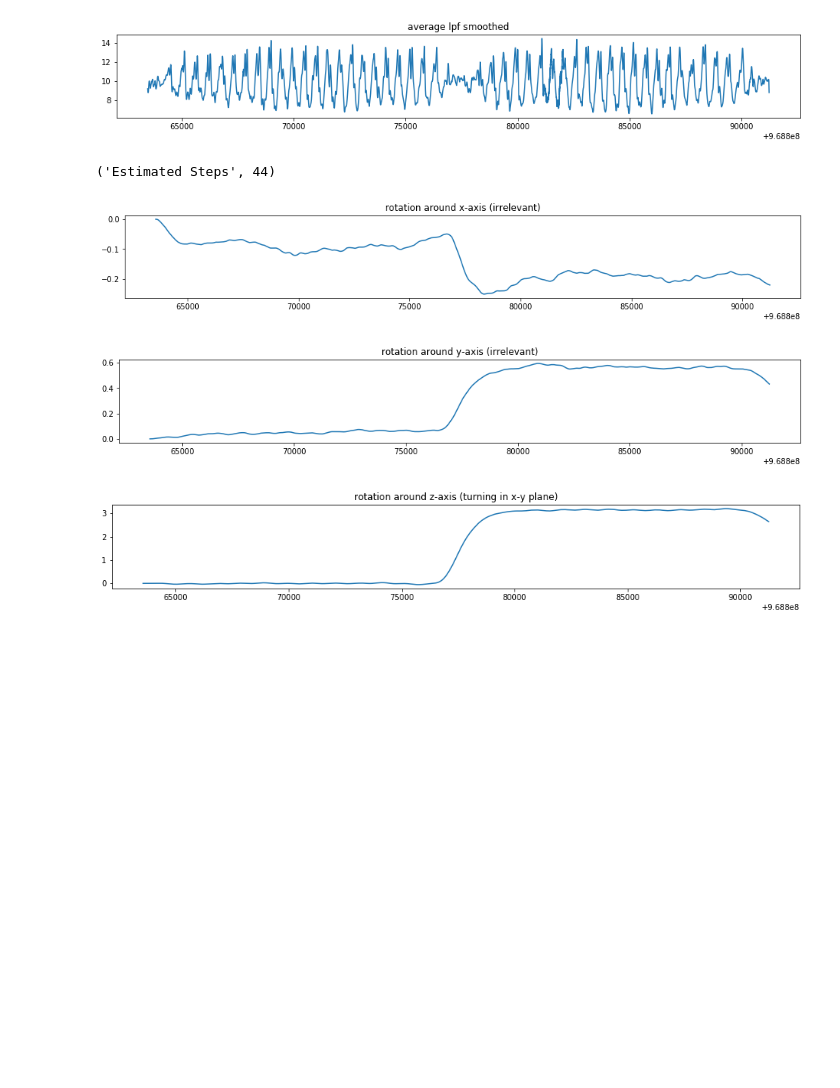
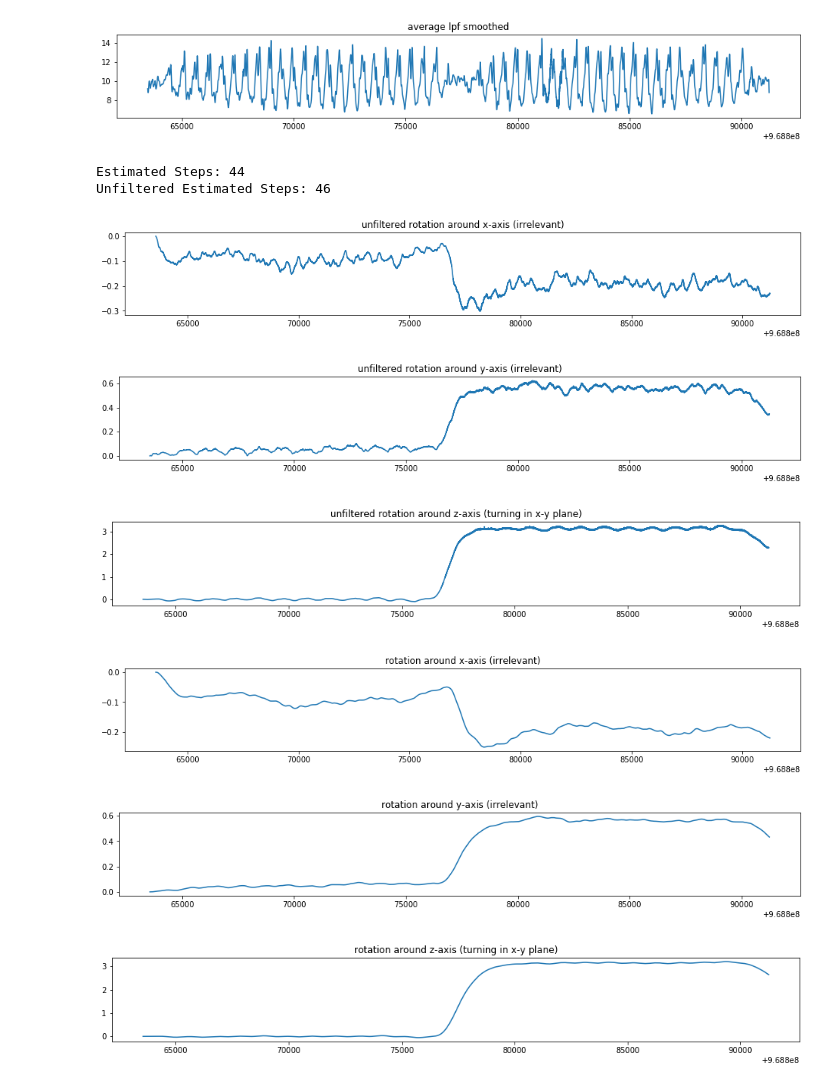
Before and after one commit to vo-senior-design-fall2018/inertial-positioning, a Jupyter notebook: step_analysis.ipynb, the cells around one changed output. Cells and saved outputs as stored; diff of their text form; code cells hidden in the pictures; blank space fills up the shorter version.

```diff
--- a/step_analysis.ipynb
+++ b/step_analysis.ipynb
@@ -224,47 +224,69 @@ class InertialNavigator:
         return False
 # %%
 inNav = InertialNavigator()
+inNav_nosmooth = InertialNavigator(filter_data=False)
 
 for data in acc_normal:
     inNav.feed_sensor_data(data)
+    inNav_nosmooth.feed_sensor_data(data)
 
-"Estimated Steps", inNav.get_step_count()
+print "Estimated Steps:", inNav.get_step_count()
+print "Unfiltered Estimated Steps:", inNav_nosmooth.get_step_count()
 # %% [output]
-('Estimated Steps', 44)
+Estimated Steps: 44
+Unfiltered Estimated Steps: 46
 # %%
 gyro = rdd.mapPartitionsWithIndex(mapRowGYRO)
 gyro_normal = gyro.collect()
 # %%
 t, angular_change = zip(*gyro_normal)
 delta_t = map(lambda x: x / 1000, deltafy(t))
 gx, gy, gz = zip(*angular_change)
 
 cgx = np.multiply(delta_t, cumulate(gx))
 cgy = np.multiply(delta_t, cumulate(gy))
 cgz = np.multiply(delta_t, cumulate(gz))
 
 filtered_cgx = simple_lpf(cgx, 250.0)
 filtered_cgy = simple_lpf(cgy, 250.0)
 filtered_cgz = simple_lpf(cgz, 250.0)
+
+plt.figure(figsize=(16,2))
+plt.plot(t, cgx)
+plt.title('unfiltered rotation around x-axis (irrelevant)')
+plt.show()
+
+plt.figure(figsize=(16,2))
+plt.plot(t, cgy)
+plt.title('unfiltered rotation around y-axis (irrelevant)')
+plt.show()
+
+plt.figure(figsize=(16,2))
+plt.plot(t, cgz)
+plt.title('unfiltered rotation around z-axis (turning in x-y plane)')
+plt.show()
 
 plt.figure(figsize=(16,2))
 plt.plot(t, filtered_cgx)
 plt.title('rotation around x-axis (irrelevant)')
 plt.show()
 
 plt.figure(figsize=(16,2))
 plt.plot(t, filtered_cgy)
 plt.title('rotation around y-axis (irrelevant)')
 plt.show()
 
 plt.figure(figsize=(16,2))
 plt.plot(t, filtered_cgz)
 plt.title('rotation around z-axis (turning in x-y plane)')
 plt.show()
 # %% [output]
-[figure, old version]
+[figure, new version]
-[figure, old version]
+[figure, new version]
-[figure, old version]
+[figure, new version]
+[figure, added]
+[figure, added]
+[figure, added]
 # %%
 x = [0]
 y = [0]
```
Also changed, not shown: parts of 1 cell of this notebook.
